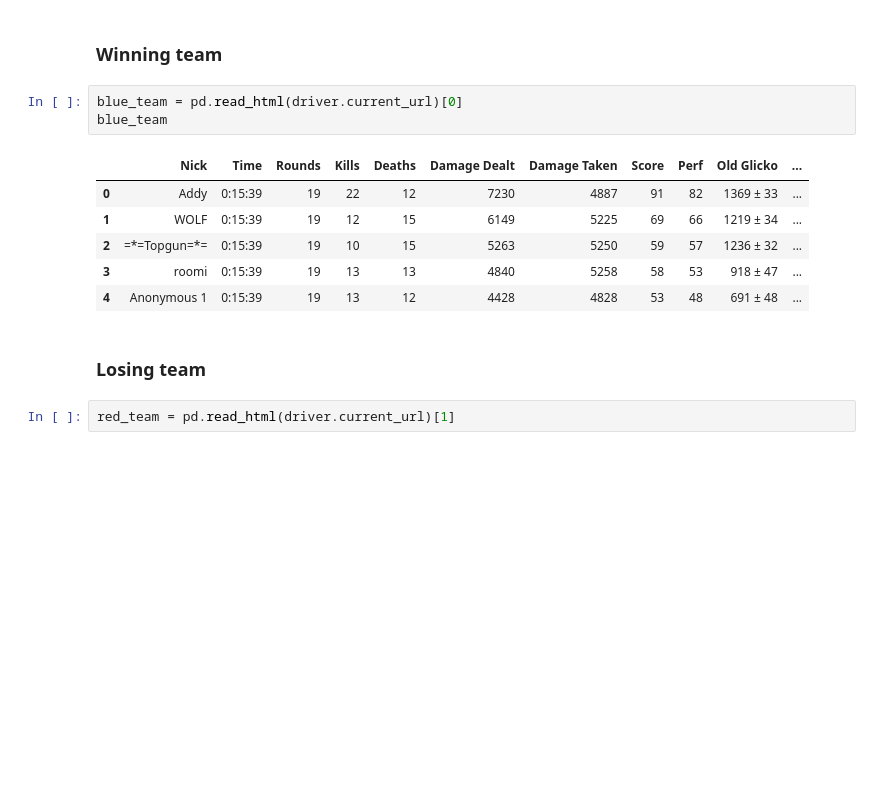
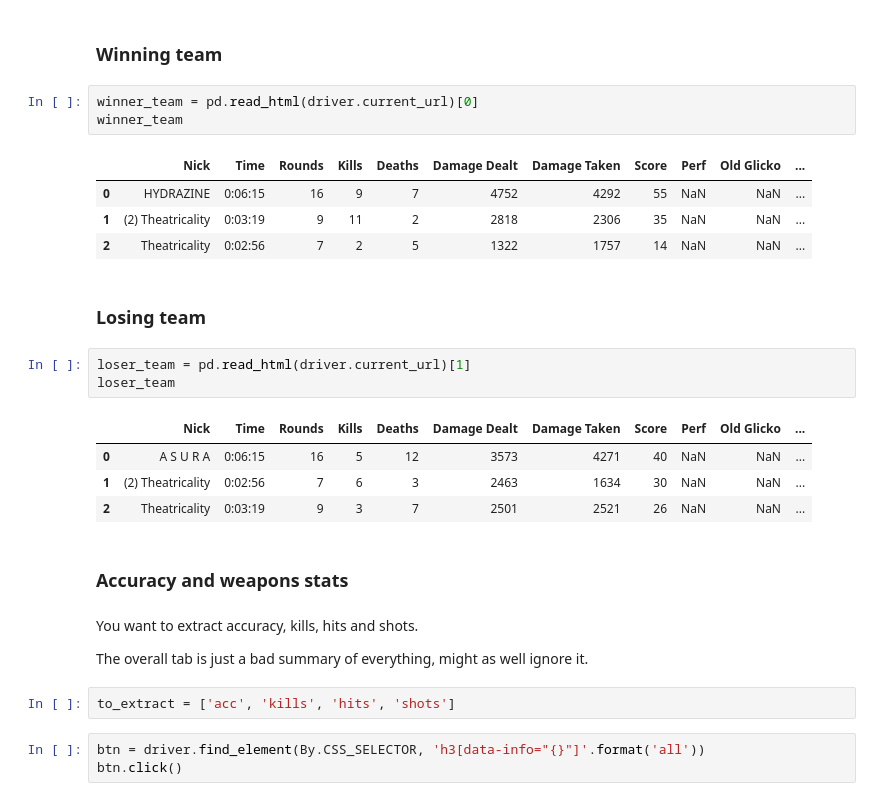
Before and after one commit to madhava20217/QLStats-Scraping, a Jupyter notebook: match_scraping.ipynb, the cells around one changed output. Drawn from its saved outputs; the diff is of its cells as text; blank space fills up the shorter version.

Commit message:
scraped accuracy from match stats

```diff
--- a/match_scraping.ipynb
+++ b/match_scraping.ipynb
@@ -54,16 +84,31 @@ winner
 # %% [markdown]
 ### Winning team
 # %%
-blue_team = pd.read_html(driver.current_url)[0]
-blue_team
+winner_team = pd.read_html(driver.current_url)[0]
+winner_team
 # %% [output]
 |  | Nick | Time | Rounds | Kills | Deaths | Damage Dealt | Damage Taken | Score | Perf | Old Glicko | ... |
-| 0 | Addy | 0:15:39 | 19 | 22 | 12 | 7230 | 4887 | 91 | 82 | 1369 ± 33 | ... |
-| 1 | WOLF | 0:15:39 | 19 | 12 | 15 | 6149 | 5225 | 69 | 66 | 1219 ± 34 | ... |
-| 2 | =*=Topgun=*= | 0:15:39 | 19 | 10 | 15 | 5263 | 5250 | 59 | 57 | 1236 ± 32 | ... |
-| 3 | roomi | 0:15:39 | 19 | 13 | 13 | 4840 | 5258 | 58 | 53 | 918 ± 47 | ... |
-| 4 | Anonymous 1 | 0:15:39 | 19 | 13 | 12 | 4428 | 4828 | 53 | 48 | 691 ± 48 | ... |
+| 0 | HYDRAZINE | 0:06:15 | 16 | 9 | 7 | 4752 | 4292 | 55 | NaN | NaN | ... |
+| 1 | (2) Theatricality | 0:03:19 | 9 | 11 | 2 | 2818 | 2306 | 35 | NaN | NaN | ... |
+| 2 | Theatricality | 0:02:56 | 7 | 2 | 5 | 1322 | 1757 | 14 | NaN | NaN | ... |
 # %% [markdown]
 ### Losing team
 # %%
-red_team = pd.read_html(driver.current_url)[1]
+loser_team = pd.read_html(driver.current_url)[1]
+loser_team
+# %% [output]
+|  | Nick | Time | Rounds | Kills | Deaths | Damage Dealt | Damage Taken | Score | Perf | Old Glicko | ... |
+| 0 | A S U R A | 0:06:15 | 16 | 5 | 12 | 3573 | 4271 | 40 | NaN | NaN | ... |
+| 1 | (2) Theatricality | 0:02:56 | 7 | 6 | 3 | 2463 | 1634 | 30 | NaN | NaN | ... |
+| 2 | Theatricality | 0:03:19 | 9 | 3 | 7 | 2501 | 2521 | 26 | NaN | NaN | ... |
+# %% [markdown]
+### Accuracy and weapons stats
+# %% [markdown]
+You want to extract accuracy, kills, hits and shots.
+
+The overall tab is just a bad summary of everything, might as well ignore it.
+# %%
+to_extract = ['acc', 'kills', 'hits', 'shots']
+# %%
+btn = driver.find_element(By.CSS_SELECTOR, 'h3[data-info="{}"]'.format('all'))
+btn.click()
```
Also changed, not shown: parts of 14 cells of this notebook, 1 other file.
